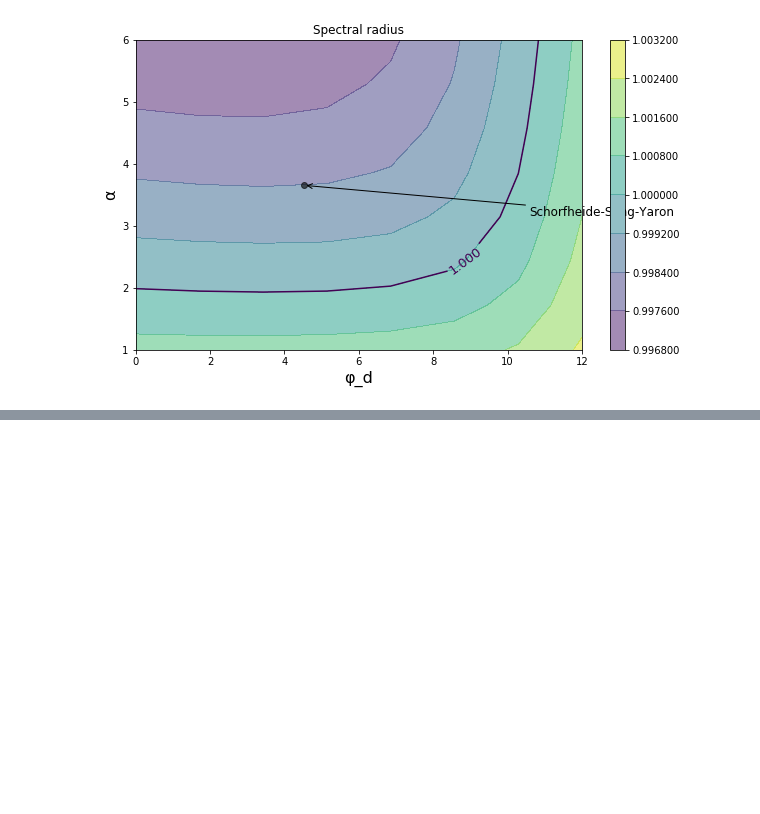
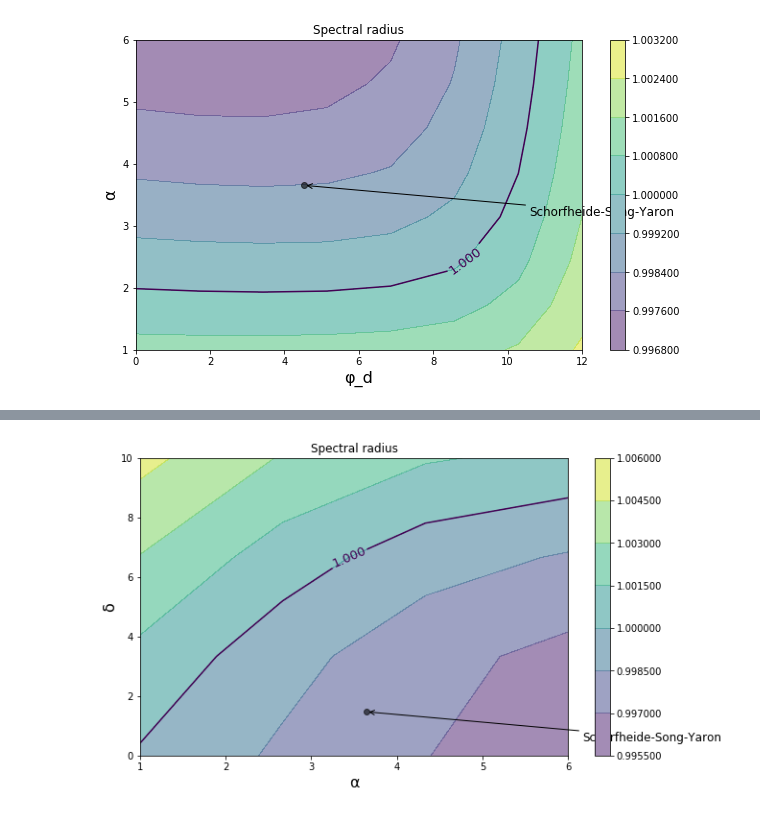
Before and after one commit to jstac/asset_pricing_code, a Jupyter notebook: ez_code/sandpit_ssy_stability_plots.ipynb, the cells around one changed output, grey strips where cells are left out. Cells and saved outputs as stored; diff of their text form; code cells hidden in the pictures; blank space fills up the shorter version.

```diff
--- a/ez_code/sandpit_ssy_stability_plots.ipynb
+++ b/ez_code/sandpit_ssy_stability_plots.ipynb
@@ -107,0 +145,9 @@ stability_plot(SSY,
+# %%
+stability_plot(SSY,
+               'α', 1.0, 6.0,
+               'δ', 0.0, 10.0,
+                w_star_guess=w_star,
+                coords=(225, -30),
+                G=4)
+# %% [output]
+[figure, added]
```
Also changed, not shown: parts of 11 cells of this notebook.
